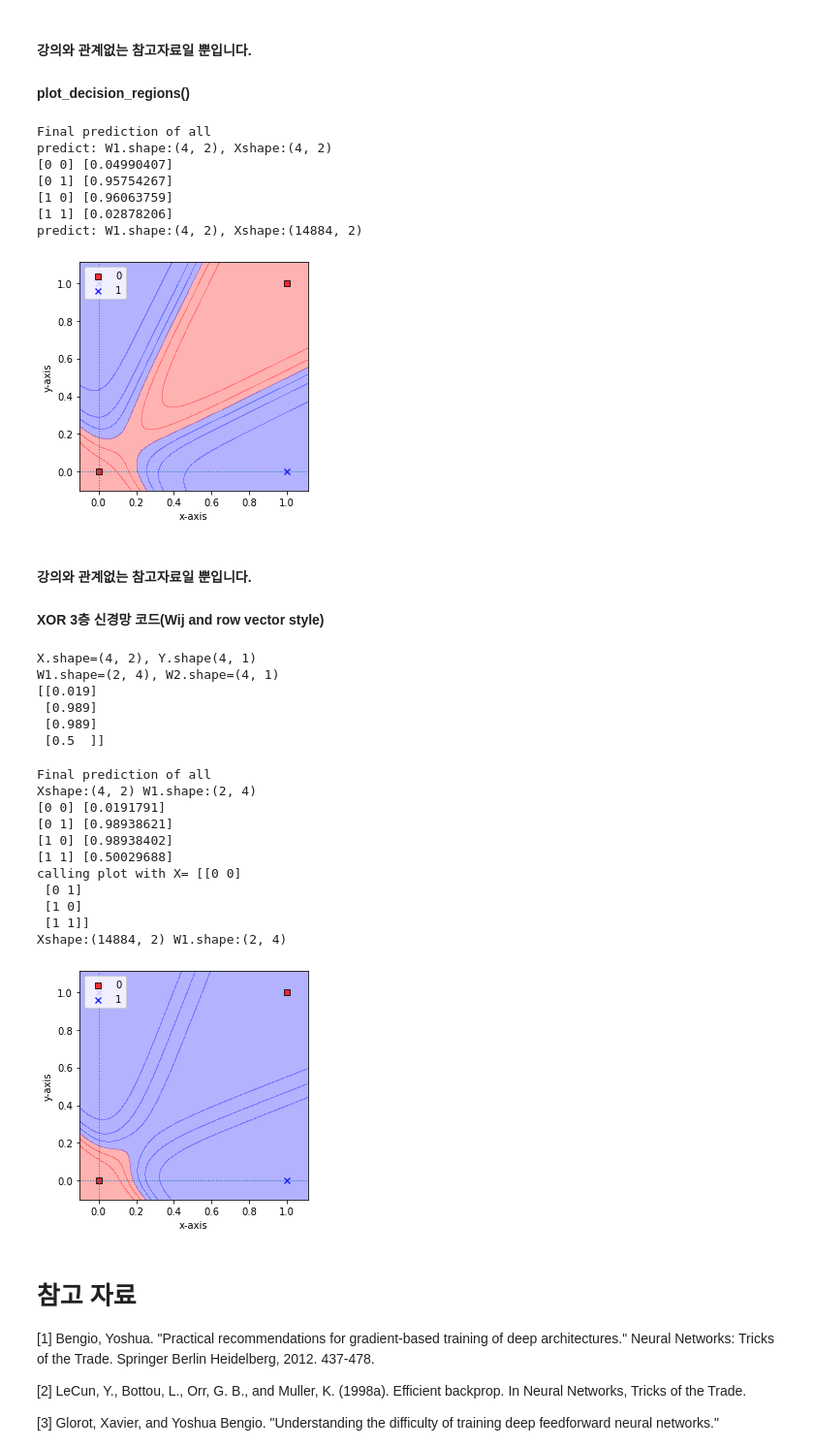
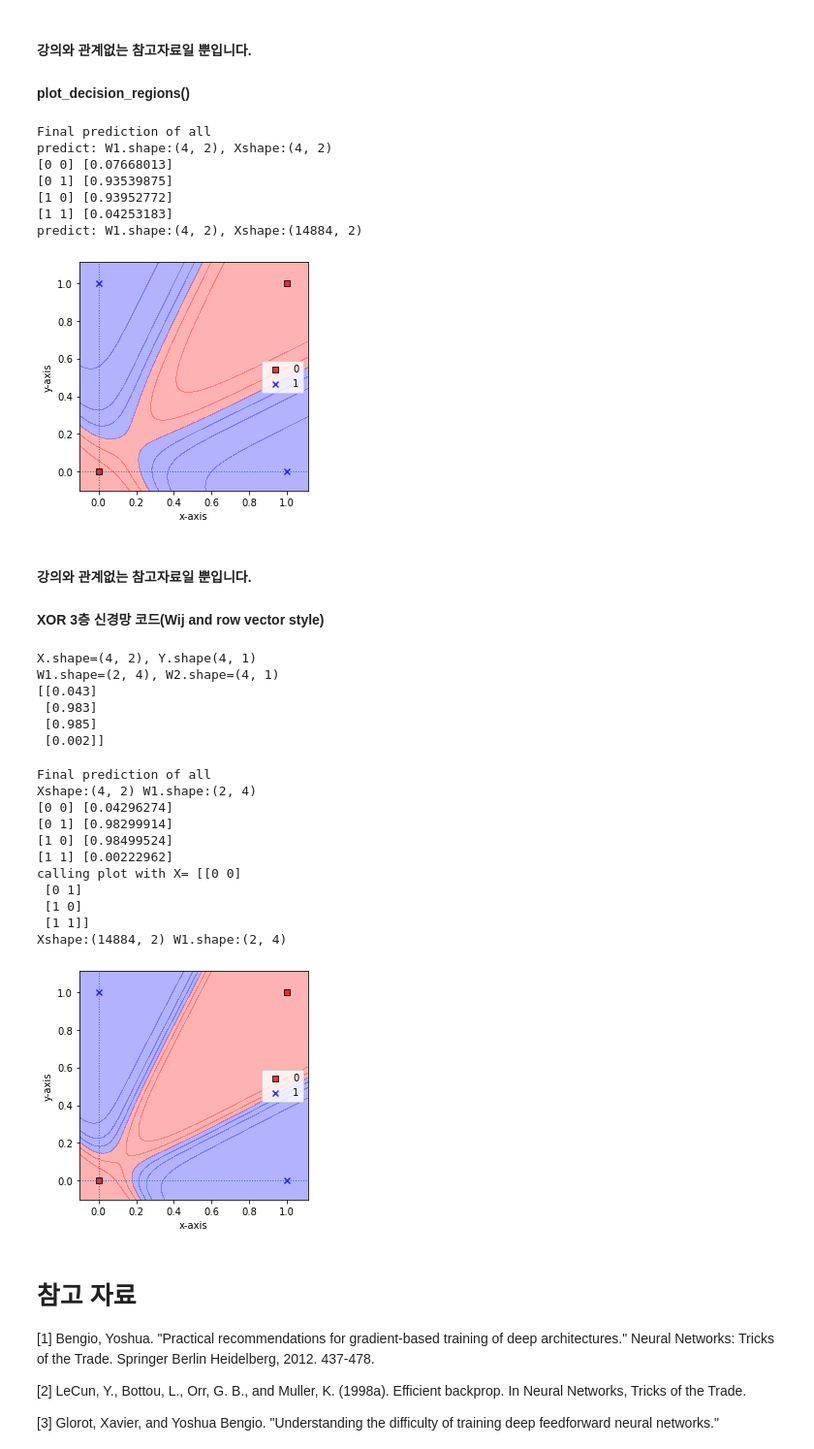
Before and after one commit to idebtor/HuStarML, a Jupyter notebook: ipynb/JoyML09-2XOR-NeuralNetModeling.ipynb, the cells around one changed output. Shown at 97% size. Saved outputs shown, nothing was run; the diff lists cells and outputs as text; code cells hidden in the pictures.

```diff
--- a/ipynb/JoyML09-2XOR-NeuralNetModeling.ipynb
+++ b/ipynb/JoyML09-2XOR-NeuralNetModeling.ipynb
@@ -427,7 +427,7 @@ import numpy as np
 g = lambda x: 1/(1 + np.exp(-x))       # activation function
 g_prime = lambda x: g(x) * (1 - g(x))   # derivative of sigmoid
 
-epochs = 2000
+epochs = 1000
 
 X = np.array([[0, 0, 1, 1], [0, 1, 0, 1]])
 Y = np.array([[0, 1, 1, 0]])                #=(1, 4),  but [0, 1, 1, 0].shape = (4, )
@@ -523,18 +523,17 @@ for x, yhat in zip(X.T, A2.T):
 joy.plot_decision_regions(X.T, Y, predict)
 plt.xlabel('x-axis')
 plt.ylabel('y-axis')
-plt.legend(loc='upper left')
 plt.tight_layout()
 plt.show()
 # %% [output]
 Final prediction of all
 predict: W1.shape:(4, 2), Xshape:(4, 2)
-[0 0] [0.04990407]
-[0 1] [0.95754267]
-[1 0] [0.96063759]
-[1 1] [0.02878206]
+[0 0] [0.07668013]
+[0 1] [0.93539875]
+[1 0] [0.93952772]
+[1 1] [0.04253183]
 predict: W1.shape:(4, 2), Xshape:(14884, 2)
-[figure, old version]
+[figure, new version]
 # %% [markdown]
 #### 강의와 관계없는 참고자료일 뿐입니다.
 #### XOR 3층 신경망 코드(Wij and row vector style)
@@ -547,7 +546,7 @@ import numpy as np
 g = lambda x: 1/(1 + np.exp(-x))       # activation function
 g_prime = lambda x: g(x) * g(1 - x)    # derivative of sigmoid
 
-epochs = 6000
+epochs = 5000
 inputLayerSize, hiddenLayerSize, outputLayerSize = 2, 4, 1
 
 X = np.array([[0,0], [0,1], [1,0], [1,1]])
@@ -578,10 +577,10 @@ print(np.round(A2, 3))                # what have we learnt?
 # %% [output]
 X.shape=(4, 2), Y.shape(4, 1)
 W1.shape=(2, 4), W2.shape=(4, 1)
-[[0.019]
- [0.989]
- [0.989]
- [0.5  ]]
+[[0.043]
+ [0.983]
+ [0.985]
+ [0.002]]
 # %%
 import matplotlib.pyplot as plt
 import joy
@@ -590,39 +589,39 @@ class xor_net:
     def predict(self, X):
         print('Xshape:{} W1.shape:{}'.format(X.shape, W1.shape))
         Z1 = np.dot(X, W1)             # hidden layer input
         A1 = g(Z1)                     # hidden layer output
         Z2 = np.dot(A1, W2)            # output layer input
         A2 = g(Z2)                     # output layer results
         return A2
 
 nn = xor_net()
 # Show the prediction results
 print("Final prediction of all")
 Yhat = nn.predict(X)
 for x, yhat in zip(X, Yhat):
     print(x, yhat)
 
 #joy.plot_decision_regions(np.delete(X, 0, axis=1), Y.flatten(), lg)   # np.squeeze(Y)
 print('calling plot with X=', X)
 joy.plot_decision_regions(X, Y.flatten(), nn)
 plt.xlabel('x-axis')
 plt.ylabel('y-axis')
-plt.legend(loc='upper left')
+plt.legend(loc='best')
 plt.tight_layout()
 plt.show()
 # %% [output]
 Final prediction of all
 Xshape:(4, 2) W1.shape:(2, 4)
-[0 0] [0.0191791]
-[0 1] [0.98938621]
-[1 0] [0.98938402]
-[1 1] [0.50029688]
+[0 0] [0.04296274]
+[0 1] [0.98299914]
+[1 0] [0.98499524]
+[1 1] [0.00222962]
 calling plot with X= [[0 0]
  [0 1]
  [1 0]
  [1 1]]
 Xshape:(14884, 2) W1.shape:(2, 4)
-[figure, old version]
+[figure, new version]
 # %% [markdown]
 # 참고 자료
 
```
Also changed, not shown: parts of 2 cells of this notebook, 1 other file.
